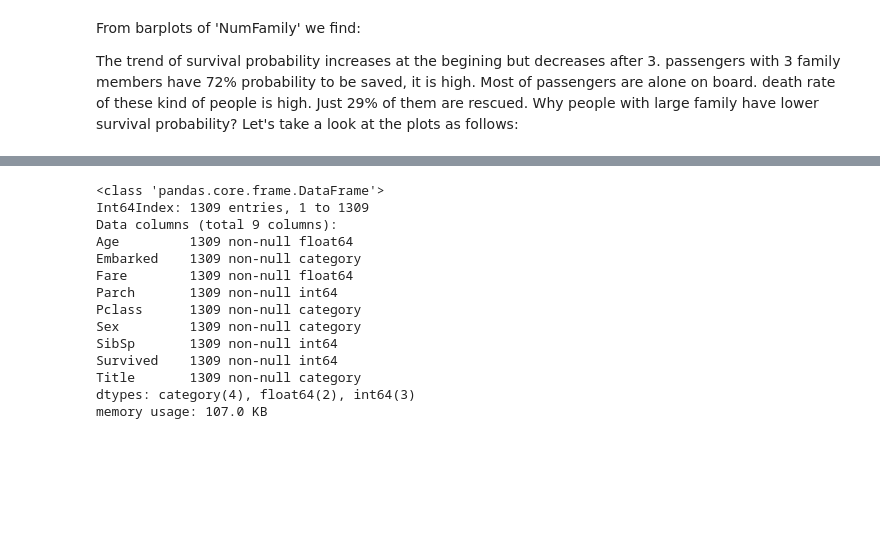
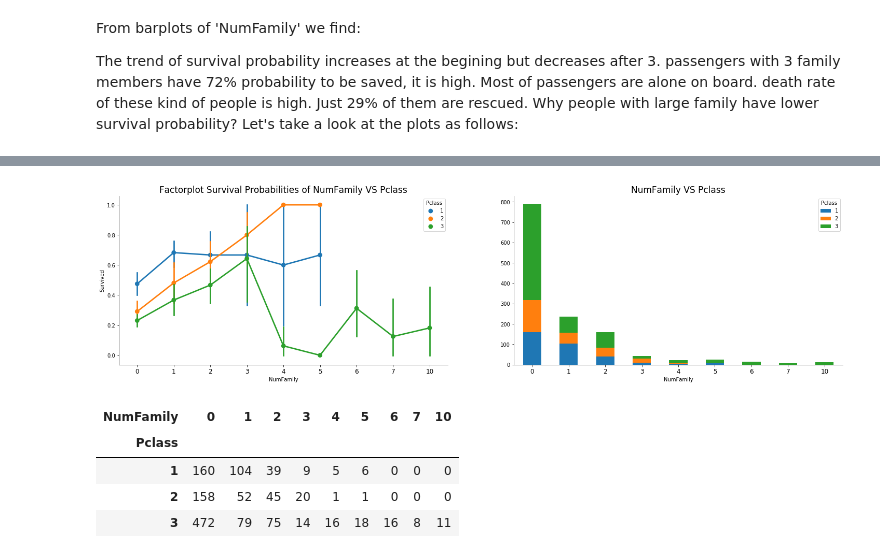
Before and after one commit to CoolGIRLCOCO/Project-Titantic-Survival-Prediction-ToBContinuted, a Jupyter notebook: Predict Survival on Titanic Datasets Using Classification Methods(Part 1).ipynb, the cells around one changed output, grey strips where cells are left out. Saved outputs shown, nothing was run; the diff lists cells and outputs as text; code cells hidden in the pictures; blank space fills up the shorter version.

```diff
--- a/Predict Survival on Titanic Datasets Using Classification Methods(Part 1).ipynb
+++ b/Predict Survival on Titanic Datasets Using Classification Methods(Part 1).ipynb
@@ -862,17 +749,0 @@ Even though gender matthers, men from second class have the largest number of de
-# %%
-Titanic4.info()
-# %% [output]
-<class 'pandas.core.frame.DataFrame'>
-Int64Index: 1309 entries, 1 to 1309
-Data columns (total 9 columns):
-Age         1309 non-null float64
-Embarked    1309 non-null category
-Fare        1309 non-null float64
-Parch       1309 non-null int64
-Pclass      1309 non-null category
-Sex         1309 non-null category
-SibSp       1309 non-null int64
-Survived    1309 non-null int64
-Title       1309 non-null category
-dtypes: category(4), float64(2), int64(3)
-memory usage: 107.0 KB
@@ -881,0 +750,22 @@ memory usage: 107.0 KB
+# %%
+f,ax = plt.subplots(1,2,figsize = (25,6))
+sns.pointplot(x="NumFamily", y="Survived", hue="Pclass", data=Titanic8,ax = ax[0])
+ax[0].set_title('Factorplot Survival Probabilities of NumFamily VS Pclass',fontsize = 17)
+pd.crosstab(Titanic8['NumFamily'],Titanic8['Pclass']).plot.bar(stacked = True, ax = ax[1])
+ax[1].set_title('NumFamily VS Pclass',fontsize=17)
+
+for ax in f.axes:
+    plt.sca(ax)
+    plt.xticks(rotation=0,fontsize = 12)
+    ax.spines['top'].set_visible(False)
+    ax.spines['right'].set_visible(False)
+plt.show()
+
+pd.crosstab(Titanic8['Pclass'],Titanic8['NumFamily']).style.background_gradient(cmap='summer_r')
+# %% [output]
+[figure, added]
+| NumFamily | 0 | 1 | 2 | 3 | 4 | 5 | 6 | 7 | 10 |
+| Pclass |  |  |  |  |  |  |  |  |  |
+| 1 | 160 | 104 | 39 | 9 | 5 | 6 | 0 | 0 | 0 |
+| 2 | 158 | 52 | 45 | 20 | 1 | 1 | 0 | 0 | 0 |
+| 3 | 472 | 79 | 75 | 14 | 16 | 18 | 16 | 8 | 11 |
```
Also changed, not shown: parts of 15 cells of this notebook.
